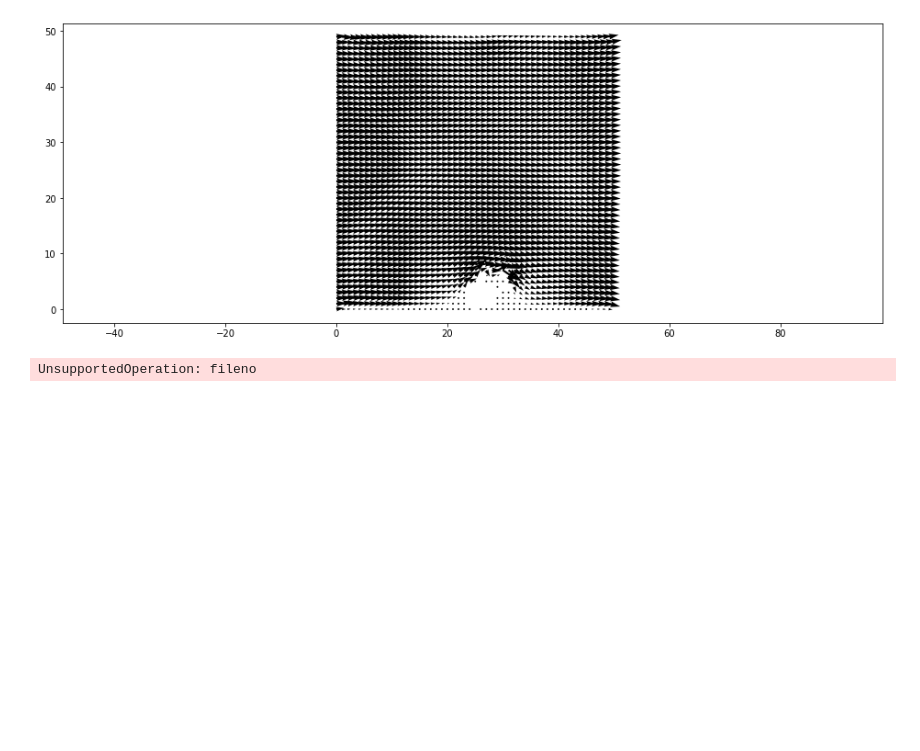
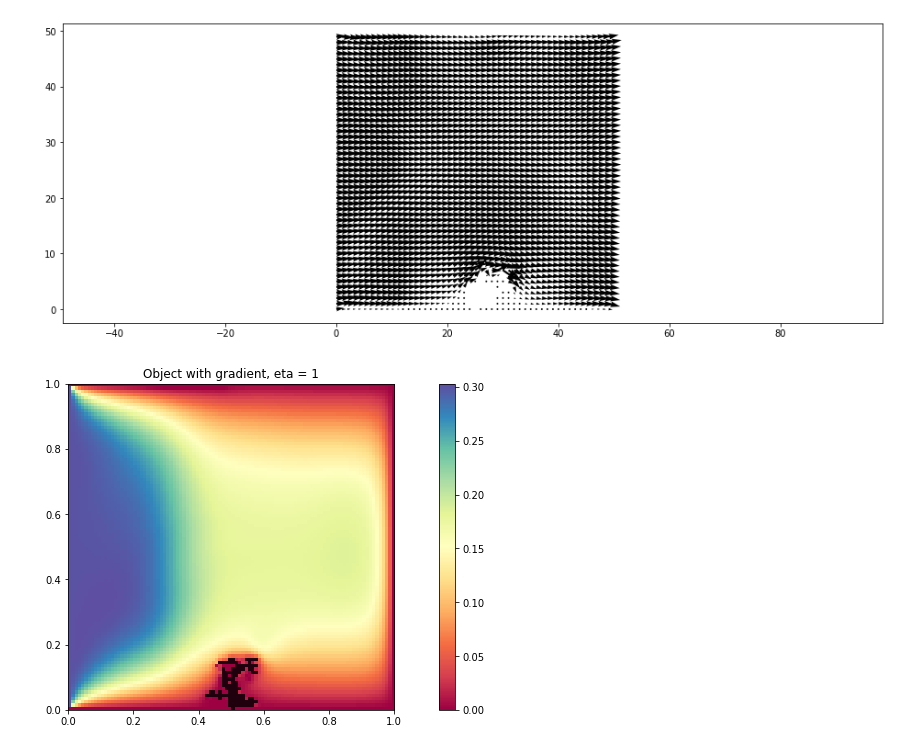
Before and after one commit to Lut99/KoraalKnakkers, a Jupyter notebook: DLA final.ipynb, the cells around one changed output. Drawn from its saved outputs; the diff is of its cells as text; code cells hidden in the pictures; blank space fills up the shorter version.

```diff
--- a/DLA final.ipynb
+++ b/DLA final.ipynb
@@ -1003,24 +1046,6 @@ plt.plot(density_list)
 [figure]
 # %%
 ### IO
-
-import zipfile
-import io
-
-def load_np_array_from_zip(archive, filepath):
-    """
-        Given a ZipFile object, loads the numpy array with the given path
-
-        Parameters:
-          - archive: The ZipFile object
-          - filepath: Path of the desired .npy file in the zip
-
-        Returns:
-        The numpy array we wanna load
-    """
-
-    with io.BufferedReader(archive.open(filepath, mode='r')) as file:
-        return np.load(file)
 
 def load_experiment(zip_path, run = 0):
     """
@@ -1039,16 +1064,20 @@ def load_experiment(zip_path, run = 0):
           - nutrient gradient snapshots
     """
 
-    # Open the zipfile
-    base_path = zip_path.split("/")[-1].replace(".zip", "")
-    with zipfile.ZipFile(zip_path, mode='r') as archive:
-        snapshots_obj = load_np_array_from_zip(archive, base_path + f"/run_{run:05d}/snapshots_obj.npy")
-        snapshots_vel = load_np_array_from_zip(archive, base_path + f"/run_{run:05d}/snapshots_vel.npy")
-        snapshots_vec = load_np_array_from_zip(archive, base_path + f"/run_{run:05d}/snapshots_vec.npy")
-        snapshots_sun = load_np_array_from_zip(archive, base_path + f"/run_{run:05d}/snapshots_sun.npy")
-        snapshots_grad = load_np_array_from_zip(archive, base_path + f"/run_{run:05d}/snapshots_grad.npy")
+    # Load the zipfile
+    zipf = np.load(zip_path)
 
-        # When done return them all
-        return snapshots_obj, snapshots_vel, snapshots_vec, snapshots_sun, snapshots_grad
+    # Determine the base path for the files
+    base_path = zip_path.replace(".zip", "") + f"/run_{run:05d}"
+
+    # Load the individual arrays
+    snapshots_obj = zipf[base_path + "/snapshots_obj"]
+    snapshots_vel = zipf[base_path + "/snapshots_vel"]
+    snapshots_vec = zipf[base_path + "/snapshots_vec"]
+    snapshots_sun = zipf[base_path + "/snapshots_sun"]
+    snapshots_grad = zipf[base_path + "/snapshots_grad"]
+
+    # When done return them all
+    return snapshots_obj, snapshots_vel, snapshots_vec, snapshots_sun, snapshots_grad
 # %%
 plot_object_gradient(snapshots_grad[-1], snapshots_obj[-1], 1)
@@ -1101,5 +1132,7 @@ print(dim)
 print(box_counts)
 # %%
 snapshots_obj, snapshots_vel, snapshots_vec, snapshots_sun, snapshots_grad = load_experiment("outputs/alpha/alpha_00.zip", run=0)
-# %% [output]
-UnsupportedOperation: fileno
+# %%
+plot_object_gradient(snapshots_grad[-1], snapshots_obj[-1], 1)
+# %% [output]
+[figure, added]
```
Also changed, not shown: parts of 9 cells of this notebook, 1 other file.
